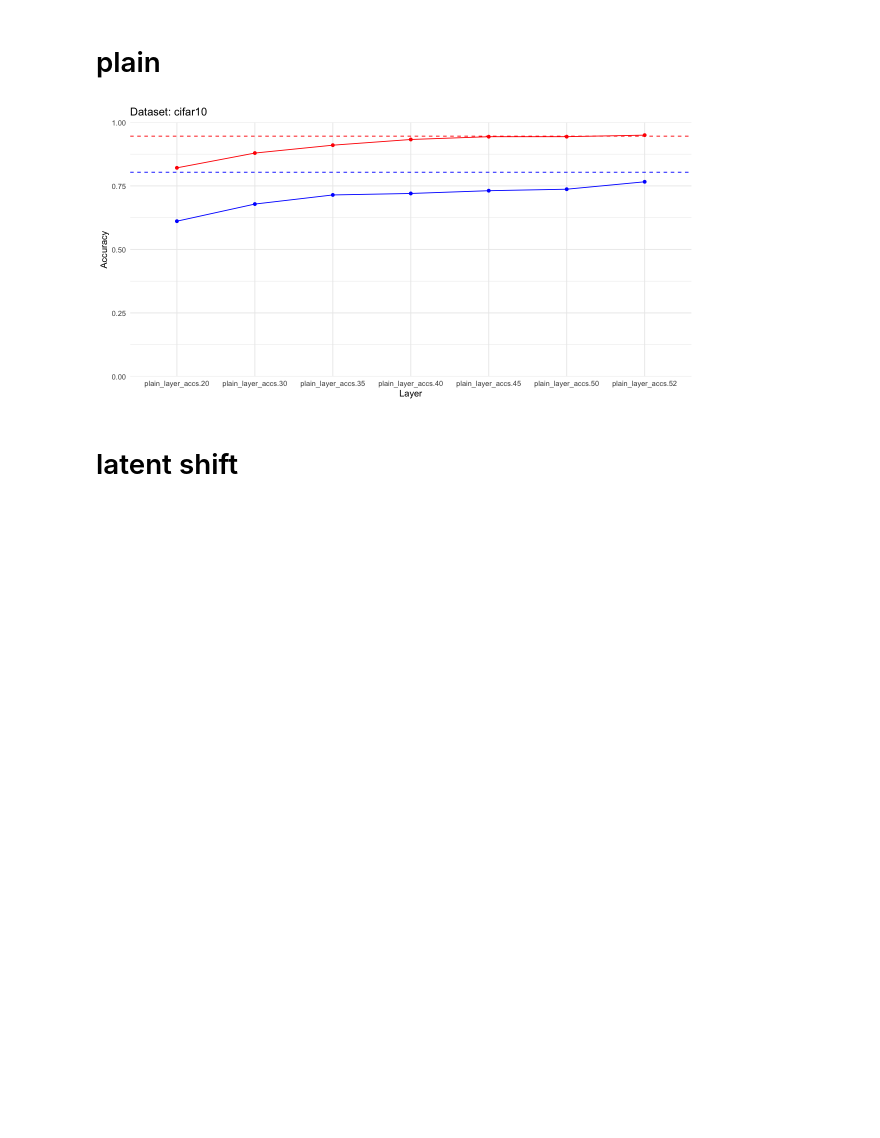
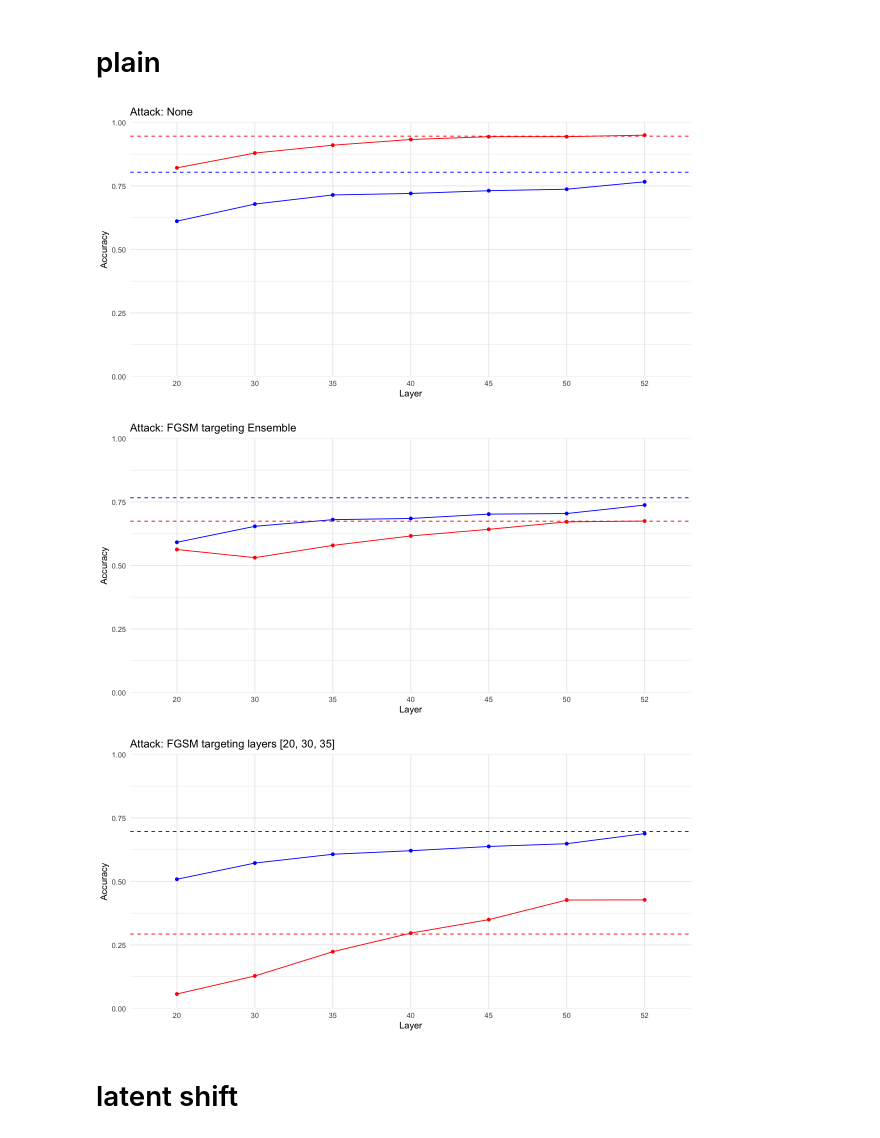
Before and after one commit to ETH-DISCO/self-ensembling, a Jupyter notebook: 2-self-ensemble/plot.ipynb, the cells around one changed output. Cells and saved outputs as stored; diff of their text form; code cells hidden in the pictures; blank space fills up the shorter version.

```diff
--- a/2-self-ensemble/plot.ipynb
+++ b/2-self-ensemble/plot.ipynb
@@ -36,41 +18,83 @@ The following object is masked from ‘package:tidyr’:
 # %%
 options(repr.plot.width=10, repr.plot.height=5)
 
 
 plots <- list()
 
-
+description <- "Attack: None"
 acc_cols <- c("plain_layer_accs.20", "plain_layer_accs.30", "plain_layer_accs.35", "plain_layer_accs.40", "plain_layer_accs.45", "plain_layer_accs.50", "plain_layer_accs.52")
-melted_df_nat <- melt(df_ds[df_ds$training_natural == TRUE], measure.vars = acc_cols)
-melted_df_non_nat <- melt(df_ds[df_ds$training_natural == FALSE], measure.vars = acc_cols)
-
+acc_ensemble <- "plain_ensemble_acc"
 p <- ggplot() +
     # nat
-    geom_line(data = melted_df_nat, aes(x = variable, y = value, group = 1), color = "blue") +
-    geom_point(data = melted_df_nat, aes(x = variable, y = value), color = "blue") +
-    geom_hline(yintercept = df_ds$plain_ensemble_acc[2], color = "blue", linetype = "dashed", linewidth = 0.5) +
+    geom_line(data = melt(df[df$training_natural == TRUE], measure.vars = acc_cols), aes(x = variable, y = value, group = 1), color = "blue") +
+    geom_point(data = melt(df[df$training_natural == TRUE], measure.vars = acc_cols), aes(x = variable, y = value), color = "blue") +
+    geom_hline(yintercept = df[[acc_ensemble]][2], color = "blue", linetype = "dashed", linewidth = 0.5) +
     # non-nat
-    geom_line(data = melted_df_non_nat, aes(x = variable, y = value, group = 1), color = "red") +
-    geom_point(data = melted_df_non_nat, aes(x = variable, y = value), color = "red") +
-    geom_hline(yintercept = df_ds$plain_ensemble_acc[1], color = "red", linetype = "dashed", linewidth = 0.5) +
-    scale_y_continuous(expand = c(0, 0), limits = c(0, 1)) + # limit y range
-    theme(axis.text.x = element_blank()) + # drop x labels
-    ggtitle(paste("Attack:", "None")) +
+    geom_line(data = melt(df[df$training_natural == FALSE], measure.vars = acc_cols), aes(x = variable, y = value, group = 1), color = "red") +
+    geom_point(data = melt(df[df$training_natural == FALSE], measure.vars = acc_cols), aes(x = variable, y = value), color = "red") +
+    geom_hline(yintercept = df[[acc_ensemble]][1], color = "red", linetype = "dashed", linewidth = 0.5) +
+    ggtitle(description) +
     xlab("Layer") +
     ylab("Accuracy") +
-    theme_minimal()
-
-plots[[1]] <- p
+    theme_minimal() +
+    scale_y_continuous(expand = c(0, 0), limits = c(0, 1)) + # limit y range
+    scale_x_discrete(labels = function(x) sub(".*\\.", "", x)) # show only layer number on x-axis
 
 print(p)
+
+description <- "Attack: FGSM targeting Ensemble"
+acc_cols <- c("fgsmensemble_layer_accs.20", "fgsmensemble_layer_accs.30", "fgsmensemble_layer_accs.35", "fgsmensemble_layer_accs.40", "fgsmensemble_layer_accs.45", "fgsmensemble_layer_accs.50", "fgsmensemble_layer_accs.52")
+acc_ensemble <- "fgsmensemble_ensemble_acc"
+p <- ggplot() +
+    # nat
+    geom_line(data = melt(df[df$training_natural == TRUE], measure.vars = acc_cols), aes(x = variable, y = value, group = 1), color = "blue") +
+    geom_point(data = melt(df[df$training_natural == TRUE], measure.vars = acc_cols), aes(x = variable, y = value), color = "blue") +
+    geom_hline(yintercept = df[[acc_ensemble]][2], color = "blue", linetype = "dashed", linewidth = 0.5) +
+    # non-nat
+    geom_line(data = melt(df[df$training_natural == FALSE], measure.vars = acc_cols), aes(x = variable, y = value, group = 1), color = "red") +
+    geom_point(data = melt(df[df$training_natural == FALSE], measure.vars = acc_cols), aes(x = variable, y = value), color = "red") +
+    geom_hline(yintercept = df[[acc_ensemble]][1], color = "red", linetype = "dashed", linewidth = 0.5) +
+    ggtitle(description) +
+    xlab("Layer") +
+    ylab("Accuracy") +
+    theme_minimal() +
+    scale_y_continuous(expand = c(0, 0), limits = c(0, 1)) + # limit y range
+    scale_x_discrete(labels = function(x) sub(".*\\.", "", x)) # show only layer number on x-axis
+
+print(p)
+
+description <- "Attack: FGSM targeting layers [20, 30, 35]"
+acc_cols <- c("fgsmcombined_[20, 30, 35]_layer_accs.20", "fgsmcombined_[20, 30, 35]_layer_accs.30", "fgsmcombined_[20, 30, 35]_layer_accs.35", "fgsmcombined_[20, 30, 35]_layer_accs.40", "fgsmcombined_[20, 30, 35]_layer_accs.45", "fgsmcombined_[20, 30, 35]_layer_accs.50", "fgsmcombined_[20, 30, 35]_layer_accs.52")
+acc_ensemble <- "fgsmcombined_[20, 30, 35]_ensemble_acc"
+p <- ggplot() +
+    # nat
+    geom_line(data = melt(df[df$training_natural == TRUE], measure.vars = acc_cols), aes(x = variable, y = value, group = 1), color = "blue") +
+    geom_point(data = melt(df[df$training_natural == TRUE], measure.vars = acc_cols), aes(x = variable, y = value), color = "blue") +
+    geom_hline(yintercept = df[[acc_ensemble]][2], color = "blue", linetype = "dashed", linewidth = 0.5) +
+    # non-nat
+    geom_line(data = melt(df[df$training_natural == FALSE], measure.vars = acc_cols), aes(x = variable, y = value, group = 1), color = "red") +
+    geom_point(data = melt(df[df$training_natural == FALSE], measure.vars = acc_cols), aes(x = variable, y = value), color = "red") +
+    geom_hline(yintercept = df[[acc_ensemble]][1], color = "red", linetype = "dashed", linewidth = 0.5) +
+    ggtitle(description) +
+    xlab("Layer") +
+    ylab("Accuracy") +
+    theme_minimal() +
+    scale_y_continuous(expand = c(0, 0), limits = c(0, 1)) + # limit y range
+    scale_x_discrete(labels = function(x) sub(".*\\.", "", x)) # show only layer number on x-axis
+
+print(p)
+
+
 
 # grid.arrange(
 #     grobs = plots,
 #     ncol = 2,
 #     top = textGrob(paste("No Perturbations\nDataset:", ds), gp = gpar(fontsize = 30, fontface = "bold"))
 # )
 # %% [output]
-[figure, old version]
+[figure, new version]
+[figure, added]
+[figure, added]
 # %% [markdown]
 # latent shift
 # %% [markdown]
```
Also changed, not shown: parts of 1 cell of this notebook.
